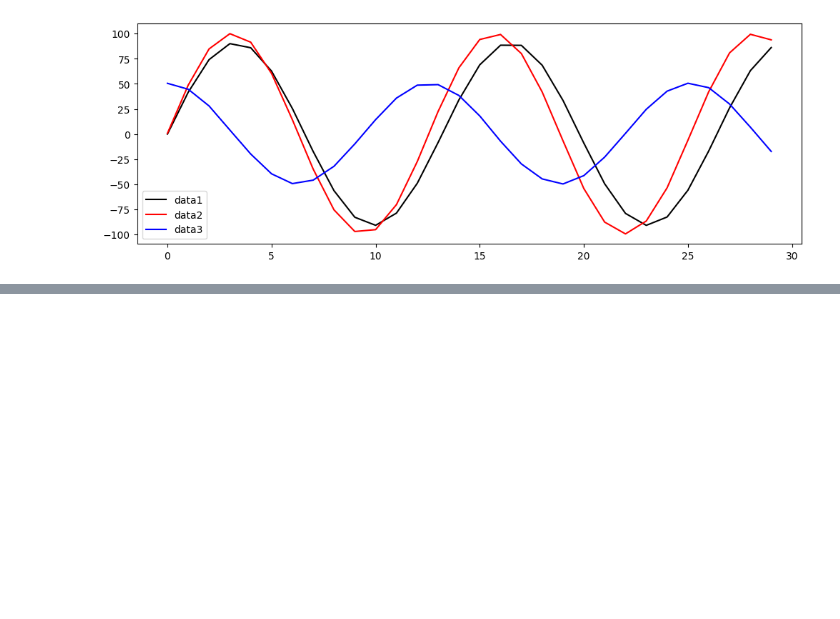
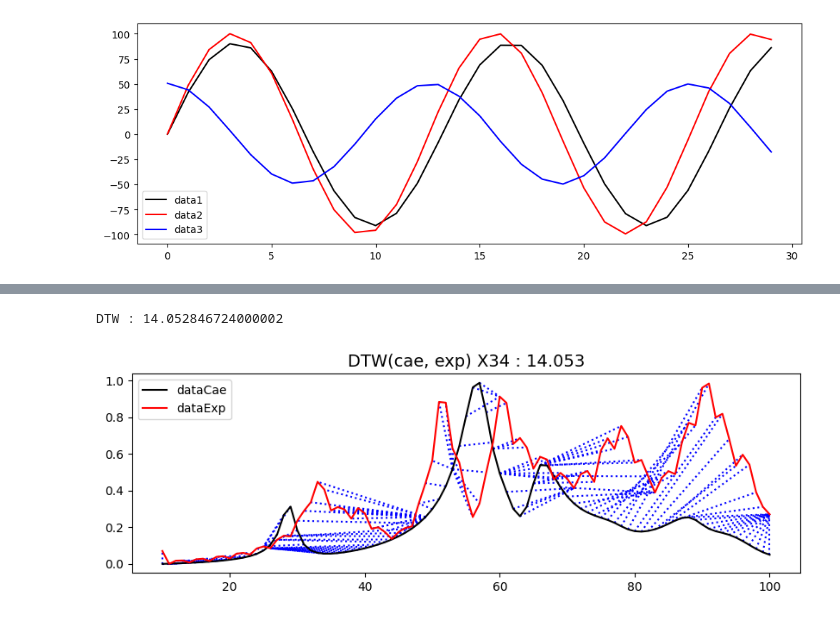
Before and after one commit to akmiccom/dtwDistance, a Jupyter notebook: dtw01.ipynb, the cells around one changed output, grey strips where cells are left out. Drawn from its saved outputs; the diff is of its cells as text; code cells hidden in the pictures; blank space fills up the shorter version.

```diff
--- a/dtw01.ipynb
+++ b/dtw01.ipynb
@@ -78,0 +129,5 @@ plt.show()
+# %%
+dtwFunc(3, 'X')
+# %% [output]
+DTW : 14.052846724000002
+[figure, added]
```
Also changed, not shown: parts of 13 cells of this notebook, 3 other files.
